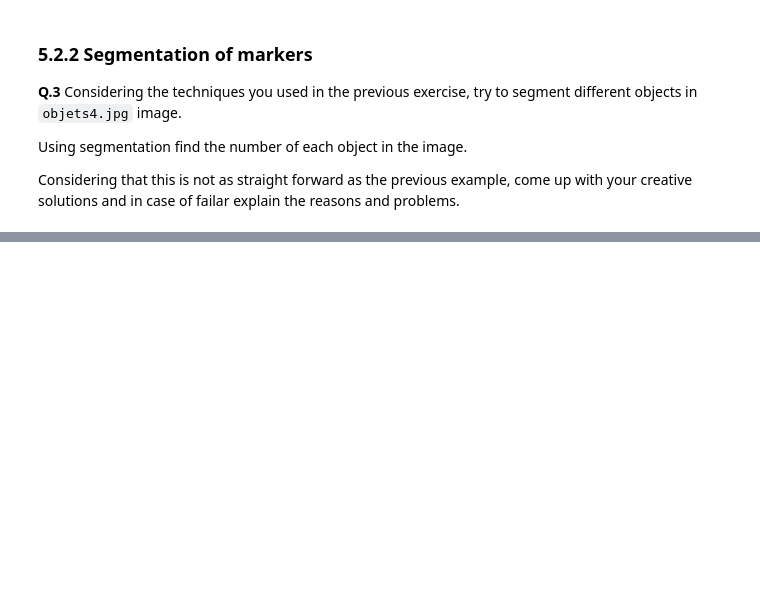
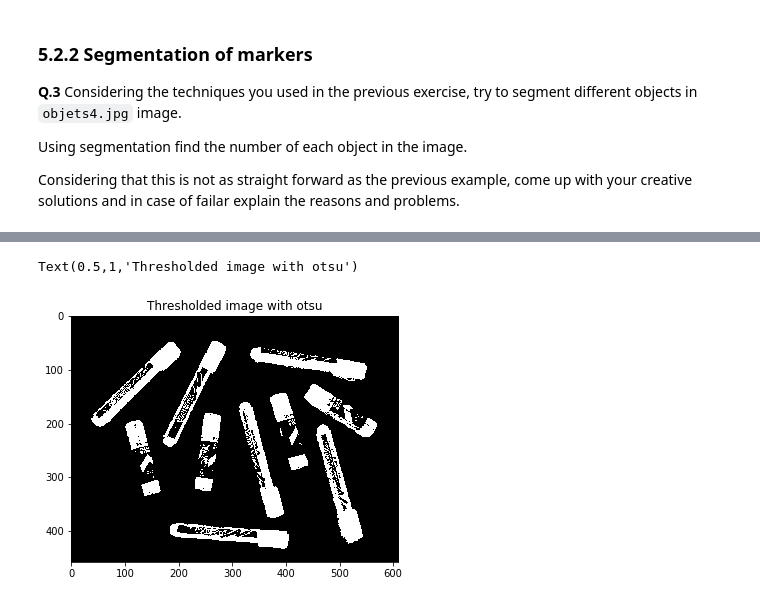
Before and after one commit to faridba/B31XB-IIP-TP-1718, a Jupyter notebook: 5-morpho-segmentation/5-morpho-segmentation.ipynb, the cells around one changed output, grey strips where cells are left out. Cells and saved outputs as stored; diff of their text form; code cells hidden in the pictures; blank space fills up the shorter version.

```diff
--- a/5-morpho-segmentation/5-morpho-segmentation.ipynb
+++ b/5-morpho-segmentation/5-morpho-segmentation.ipynb
@@ -194,0 +197,13 @@ io.imshow(image)
+# %%
+#Find threshold
+thresh_marker = filters.threshold_otsu(image_marker,256)
+
+#Create threshold image
+binary_marker = image_marker <= thresh_marker
+
+#Show image
+io.imshow(binary_marker)
+plt.title('Thresholded image with otsu')
+# %% [output]
+Text(0.5,1,'Thresholded image with otsu')
+[figure, added]
```
Also changed, not shown: parts of 13 cells of this notebook.
